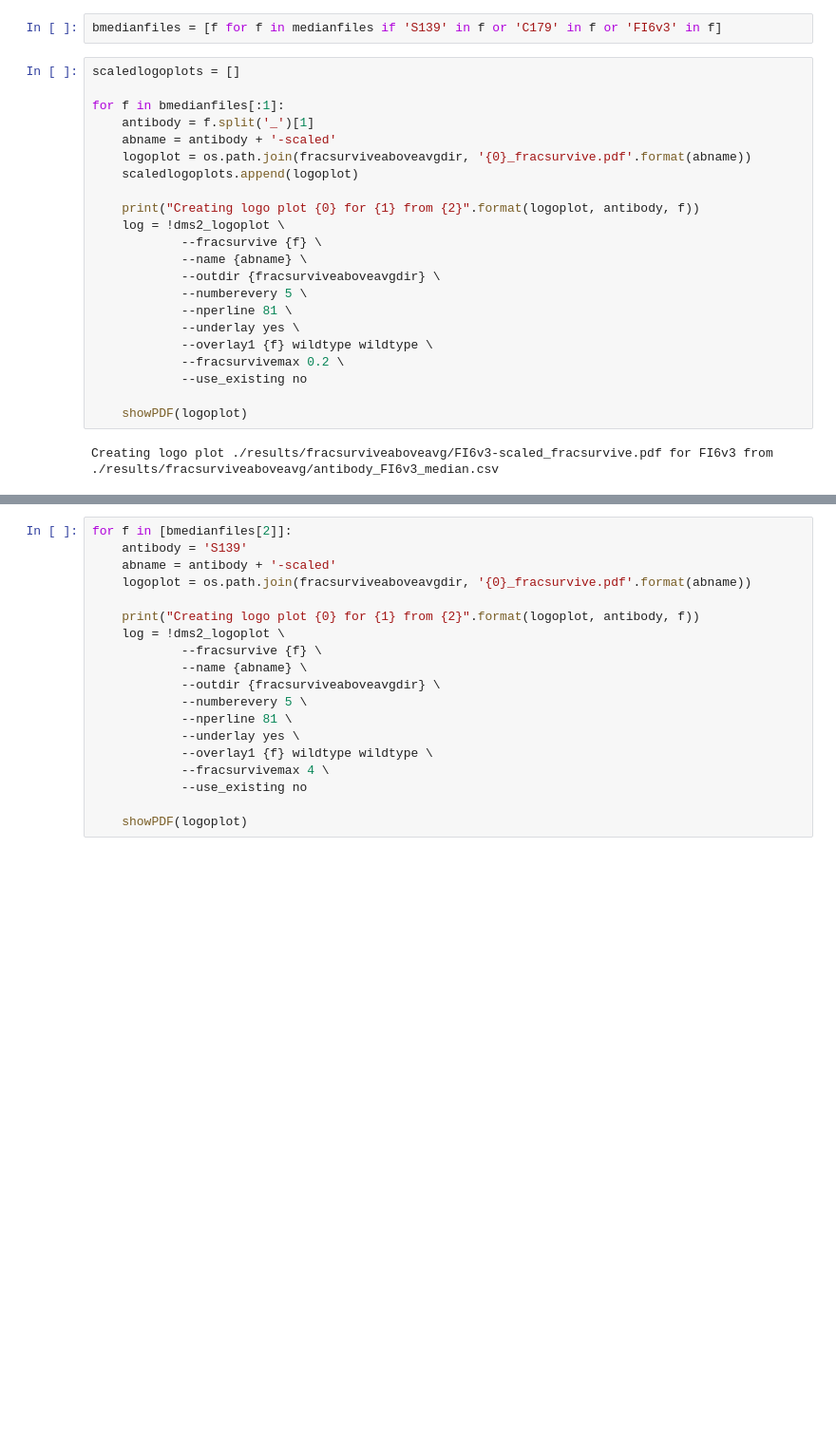
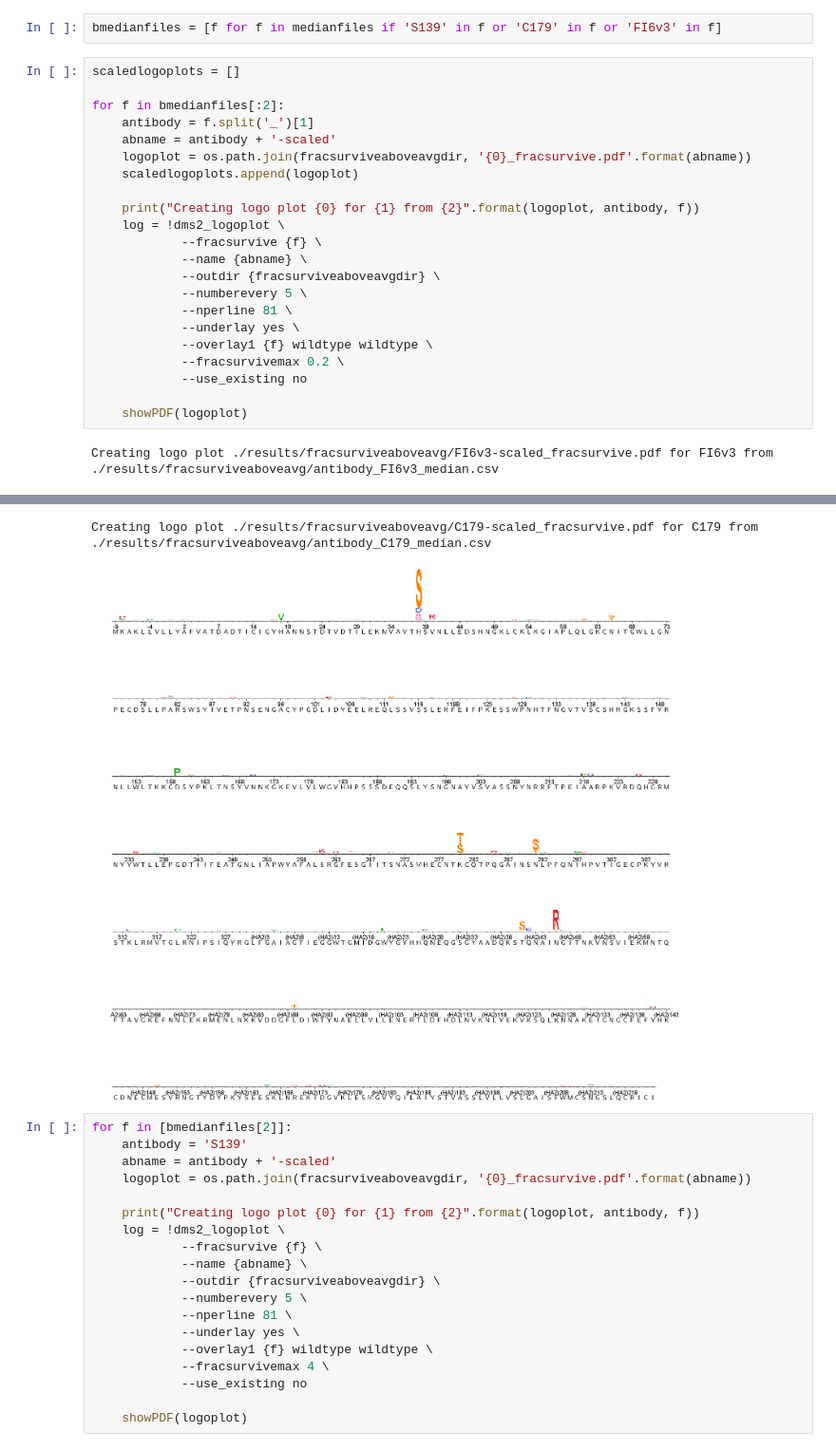
Before and after one commit to jbloomlab/HA_antibody_ease_of_escape, a Jupyter notebook: analysis_code/analysis_notebook.ipynb, the cells around one changed output, grey strips where cells are left out. Shown at 95% size. Saved outputs shown, nothing was run; the diff lists cells and outputs as text; blank space fills up the shorter version.

```diff
--- a/analysis_code/analysis_notebook.ipynb
+++ b/analysis_code/analysis_notebook.ipynb
@@ -534,28 +534,30 @@ bmedianfiles = [f for f in medianfiles if 'S139' in f or 'C179' in f or 'FI6v3'
 # %%
 scaledlogoplots = []
 
-for f in bmedianfiles[:1]:
+for f in bmedianfiles[:2]:
     antibody = f.split('_')[1]
     abname = antibody + '-scaled'
     logoplot = os.path.join(fracsurviveaboveavgdir, '{0}_fracsurvive.pdf'.format(abname))
     scaledlogoplots.append(logoplot)
 
     print("Creating logo plot {0} for {1} from {2}".format(logoplot, antibody, f))
     log = !dms2_logoplot \
             --fracsurvive {f} \
             --name {abname} \
             --outdir {fracsurviveaboveavgdir} \
             --numberevery 5 \
             --nperline 81 \
             --underlay yes \
             --overlay1 {f} wildtype wildtype \
             --fracsurvivemax 0.2 \
             --use_existing no
 
     showPDF(logoplot)
 # %% [output]
 Creating logo plot ./results/fracsurviveaboveavg/FI6v3-scaled_fracsurvive.pdf for FI6v3 from ./results/fracsurviveaboveavg/antibody_FI6v3_median.csv
 [figure]
+Creating logo plot ./results/fracsurviveaboveavg/C179-scaled_fracsurvive.pdf for C179 from ./results/fracsurviveaboveavg/antibody_C179_median.csv
+[figure, added]
 # %%
 for f in [bmedianfiles[2]]:
     antibody = 'S139'
```
